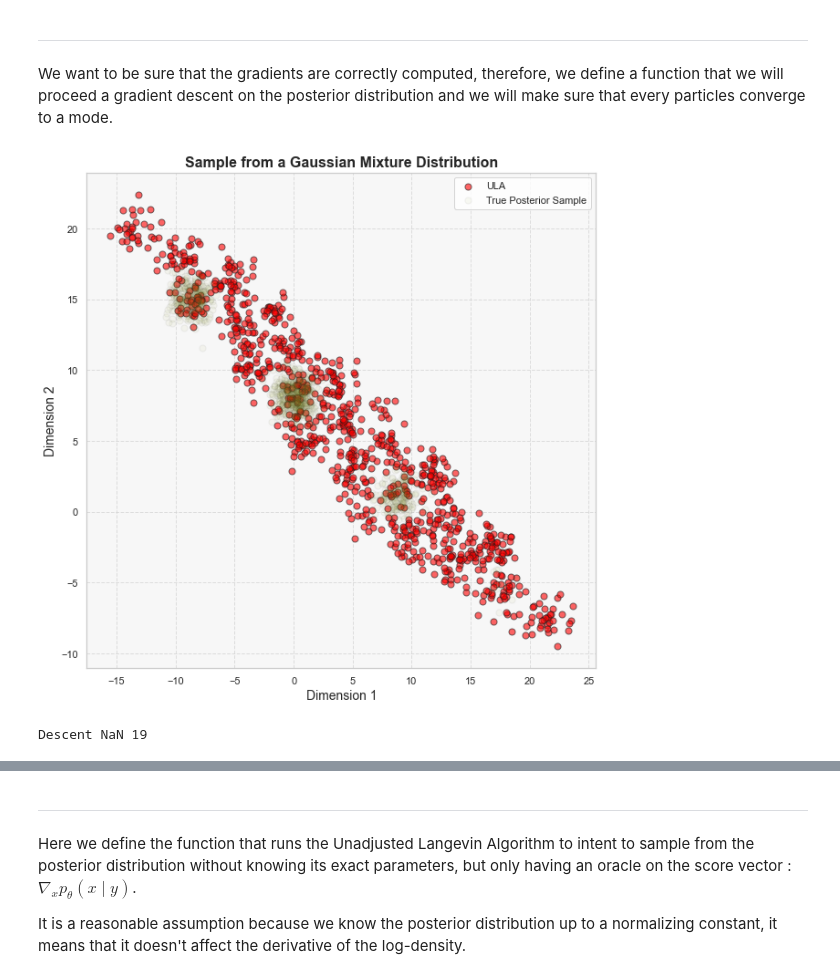
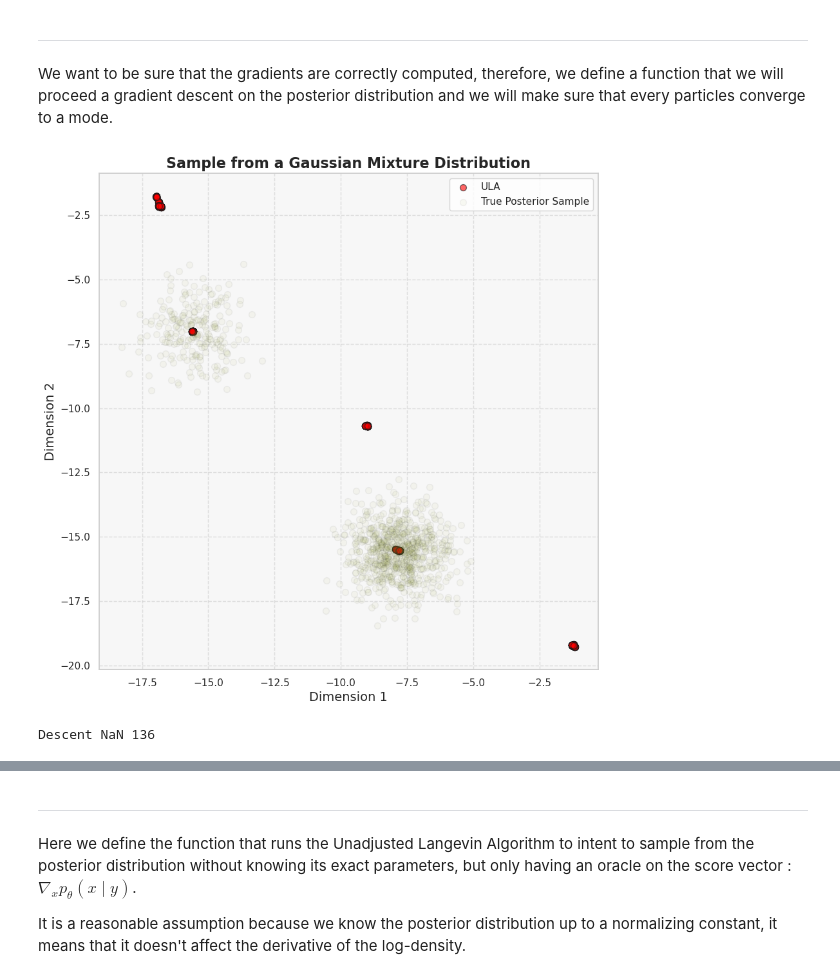
Before and after one commit to PyTomSss/Research_Project-Imperial_College, a Jupyter notebook: Interacting Particles - MMLE/IPLA - MMLE V2.ipynb, the cells around one changed output, grey strips where cells are left out. Saved outputs shown, nothing was run; the diff lists cells and outputs as text; code cells hidden in the pictures.

Commit message:
Update Dilation Exp - Plots carres

```diff
--- a/Interacting Particles - MMLE/IPLA - MMLE V2.ipynb
+++ b/Interacting Particles - MMLE/IPLA - MMLE V2.ipynb
@@ -78,0 +77,29 @@ ModuleNotFoundError: No module named 'ot'
+# %%
+def grad_multimodal_opti(x, weights, centers, covariances):
+
+    n_components = len(weights)
+
+    gradient = np.zeros(x.shape)
+
+    covariance = covariances[0] #Warning : we assume that all the covariances are the same
+
+    cov_inv = np.linalg.inv(covariance)
+
+    pdf_tot = np.zeros(x.shape[0])
+
+    for i in range(n_components):
+        center = centers[i]
+        weight = weights[i]
+
+        pdf = multivariate_normal.pdf(x, mean = center, cov = covariance)
+
+        pdf_tot += pdf * weight #Denominator term
+
+        diff = x - center
+
+        gradient += weight * (np.einsum('ij,kj->ik', cov_inv, diff).T * pdf[:, np.newaxis]) #Numerator term
+
+
+    gradient = (-1) * (gradient / pdf_tot[:, np.newaxis])
+
+    return gradient
@@ -159,7 +236,7 @@ def gen_prior_param(dx, size_cube):
 
     return means_prior, covariances_prior, weights_prior
 # %%
-params = gen_prior_param(20, 16)
+params = gen_prior_param(20, 40)
 # %% [output]
 Shape of means array: (25, 20)
 Unit Covariance Matrix: [[1. 0. 0. 0. 0. 0. 0. 0. 0. 0. 0. 0. 0. 0. 0. 0. 0. 0. 0. 0.]
@@ -358,9 +434,9 @@ def grad_descent_post_dx(sample_init, step_size, nb_iter, centers_prior, covaria
 # %%
 sample_init = sample_prior_dx(1000, params[0], params[1], params[2])
 
-traj_descent = grad_descent_post_dx(sample_init, 0.00001, 1000, params[0], params[1], params[2], y_obs_dx, 0.1, theta_star, True)
+traj_descent = grad_descent_post_dx(sample_init, 0.001, 5000, params[0], params[1], params[2], y_obs_dx, 0.1, theta_star, True)
 
-print(f'Descent NaN {np.sum(np.isnan(traj_descent)) // 80}')
+print(f'Descent NaN {np.sum(np.isnan(traj_descent)) // 20}')
 # %% [output]
-[figure, old version]
+[figure, new version]
-Descent NaN 19
+Descent NaN 136
```
Also changed, not shown: parts of 17 cells of this notebook, 2 other files.
